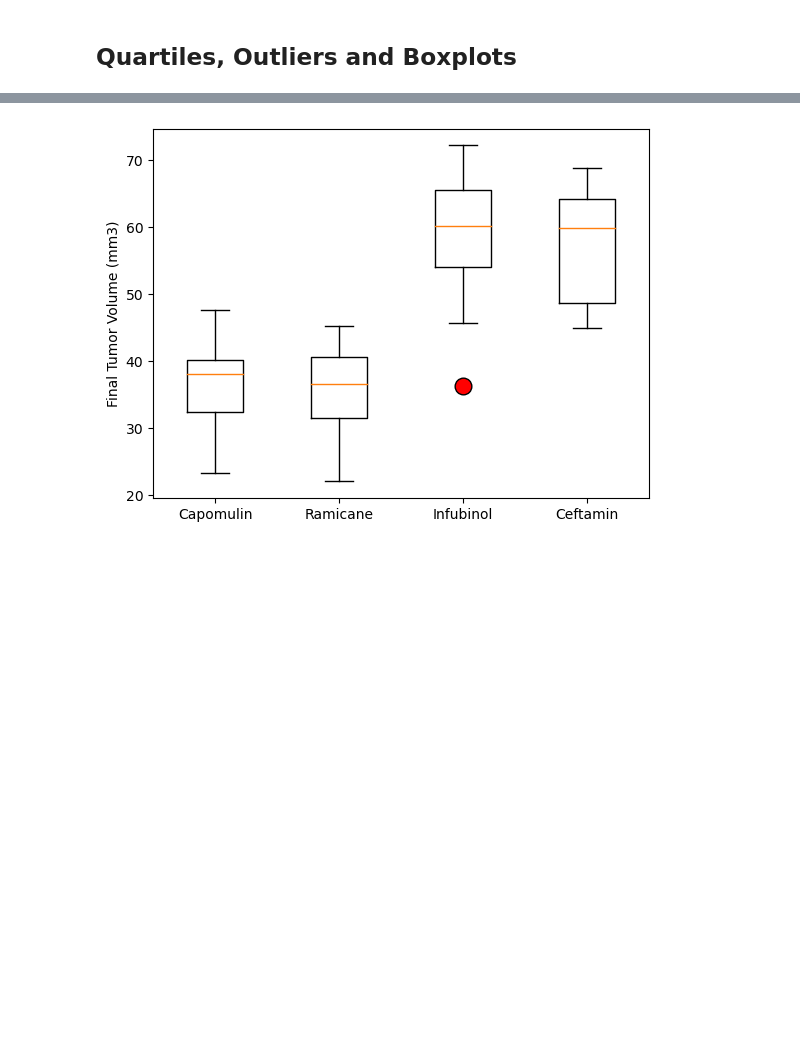
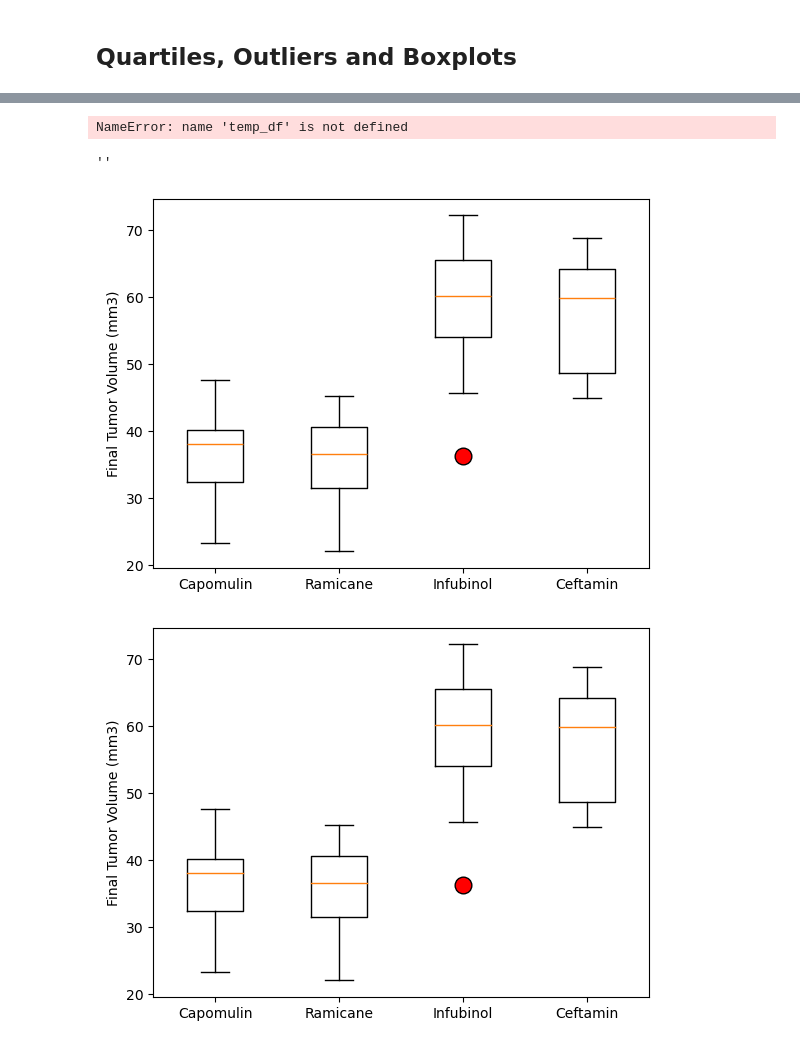
Before and after one commit to Nate-Sheibley/treatment-outcomes, a Jupyter notebook: Pymaceuticals/pymaceuticals_NSS.ipynb, the cells around one changed output, grey strips where cells are left out. Cells and saved outputs as stored; diff of their text form; code cells hidden in the pictures; blank space fills up the shorter version.

Commit message:
boxplot complete

```diff
--- a/Pymaceuticals/pymaceuticals_NSS.ipynb
+++ b/Pymaceuticals/pymaceuticals_NSS.ipynb
@@ -195,8 +211,14 @@ ax.set_title('Sex')
 # %%
 # Calculate the final tumor volume of each mouse across four of the treatment regimens:
 # Capomulin, Ramicane, Infubinol, and Ceftamin
-
+promising_treatments = ['Capomulin', 'Ramicane', 'Infubinol', 'Ceftamin']
+promising_df = dropped_dups.reset_index()
+promising_df = promising_df[promising_df['Drug Regimen'].isin(promising_treatments)]
 # Start by getting the last (greatest) timepoint for each mouse
-
-
+promising_df_grouped = promising_df.groupby(['Mouse ID', 'Drug Regimen'])
+    # didn't work
+    # promising_df_grouped.apply(lambda df: df[df['Timepoint'] == df['Timepoint'].max()])
+final_tumor_size_series = promising_df_grouped.last('Timepoint')['Tumor Volume (mm3)']
 # Merge this group df with the original DataFrame to get the tumor volume at the last timepoint
+final_tumor_sizes = pd.DataFrame(final_tumor_size_series.reset_index())
+final_tumor_sizes
@@ -225,0 +239,5 @@ Ceftamin's potential outliers: Series([], Name: Tumor Volume (mm3), dtype: float
+# %%
+#all unique mice, use as index
+len(final_tumor_sizes['Mouse ID'].unique())
+final_tumor_sizes.set_index('Mouse ID', inplace=True)
+final_tumor_sizes
@@ -226,3 +259,40 @@ Ceftamin's potential outliers: Series([], Name: Tumor Volume (mm3), dtype: float
+# %%
+for row in temp_df.iterrows():
+    print(row[0])
+    print(row[1])
+    break
+# %% [output]
+NameError: name 'temp_df' is not defined
+# %%
+# Put treatments into a list for for loop (and later for plot labels)
+promising_treatments
+# Create empty list to fill with tumor vol data (for plotting)
+tumor_vols = []
+
+# Calculate the IQR and quantitatively determine if there are any potential outliers.
+count, mean, std, min_tumor, first_quant, median, third_quant, max_tumor = final_tumor_size_series.describe()
+iqr = third_quant - first_quant
+
+box_plot, ax1 = plt.subplots()
+
+for drug in promising_treatments:
+    temp_df = final_tumor_sizes[final_tumor_sizes['Drug Regimen'].eq(drug)]
+    #let the box plot do the work. HW instructions for this plot are misleading
+    #for row in temp_df.iterrows():
+    #    tumor_size = row[1]['Tumor Volume (mm3)']
+        #if (tumor_size > (median + 1.5*iqr) ) | (tumor_size < (median - 1.5*iqr)):
+        #    tumor_vols_outliers.append(tumor_size)
+    tumor_vols.append(temp_df['Tumor Volume (mm3)'])
+
+flier_style = dict(marker='o', markerfacecolor='red', markersize=12,
+                  markeredgecolor='black')
+ax1.boxplot(tumor_vols, labels=promising_treatments, flierprops=flier_style)
+ax1.set_ylabel('Final Tumor Volume (mm3)')
+
+;
+# %% [output]
+''
+[figure, added]
 # %%
 # Generate a box plot that shows the distrubution of the tumor volume for each treatment group.
 # %% [output]
```
Also changed, not shown: parts of 5 cells of this notebook, 1 other file.
